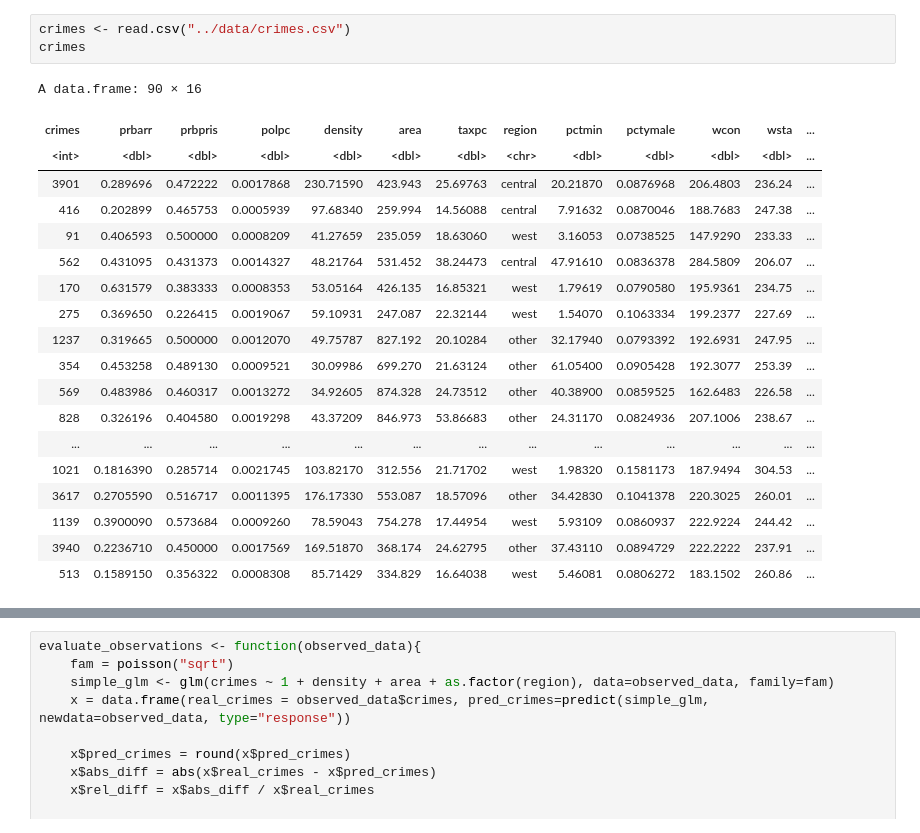
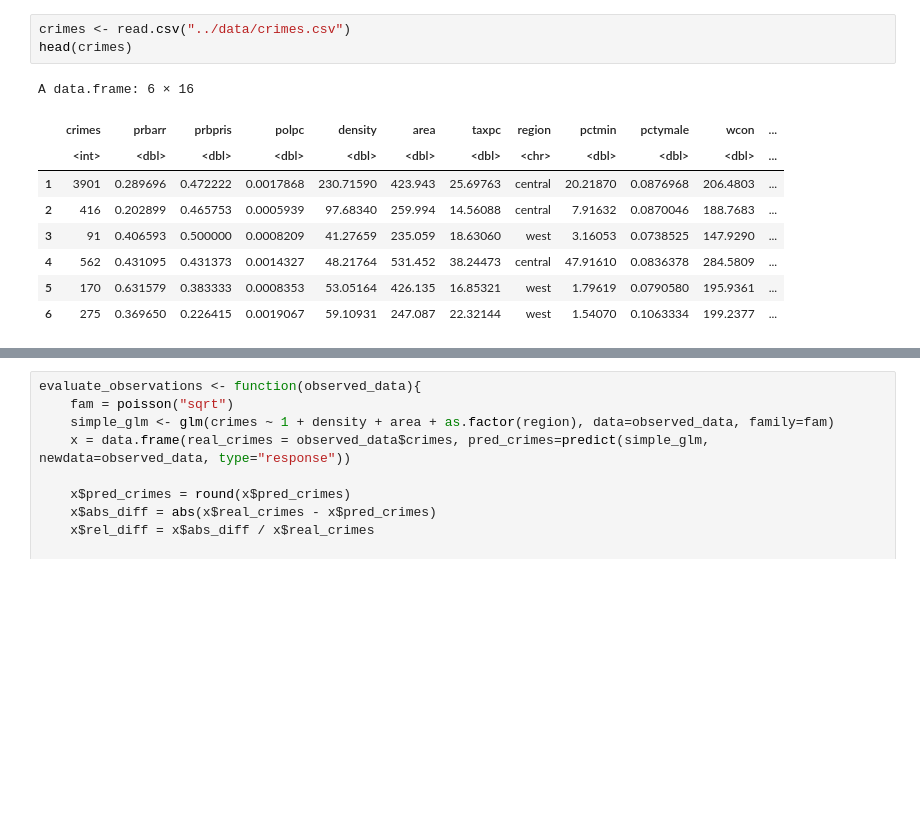
Before and after one commit to HenningAthor/SV_Crimes, a Jupyter notebook: Henning/Sim2.ipynb, the cells around one changed output, grey strips where cells are left out. Drawn from its saved outputs; the diff is of its cells as text; blank space fills up the shorter version.

```diff
--- a/Henning/Sim2.ipynb
+++ b/Henning/Sim2.ipynb
@@ -1,26 +1,16 @@
 # %%
 crimes <- read.csv("../data/crimes.csv")
-crimes
+head(crimes)
 # %% [output]
-A data.frame: 90 × 16
+A data.frame: 6 × 16
-| crimes | prbarr | prbpris | polpc | density | area | taxpc | region | pctmin | pctymale | wcon | wsta | ... |
-| <int> | <dbl> | <dbl> | <dbl> | <dbl> | <dbl> | <dbl> | <chr> | <dbl> | <dbl> | <dbl> | <dbl> | ... |
-| 3901 | 0.289696 | 0.472222 | 0.0017868 | 230.71590 | 423.943 | 25.69763 | central | 20.21870 | 0.0876968 | 206.4803 | 236.24 | ... |
-| 416 | 0.202899 | 0.465753 | 0.0005939 | 97.68340 | 259.994 | 14.56088 | central | 7.91632 | 0.0870046 | 188.7683 | 247.38 | ... |
-| 91 | 0.406593 | 0.500000 | 0.0008209 | 41.27659 | 235.059 | 18.63060 | west | 3.16053 | 0.0738525 | 147.9290 | 233.33 | ... |
-| 562 | 0.431095 | 0.431373 | 0.0014327 | 48.21764 | 531.452 | 38.24473 | central | 47.91610 | 0.0836378 | 284.5809 | 206.07 | ... |
-| 170 | 0.631579 | 0.383333 | 0.0008353 | 53.05164 | 426.135 | 16.85321 | west | 1.79619 | 0.0790580 | 195.9361 | 234.75 | ... |
-| 275 | 0.369650 | 0.226415 | 0.0019067 | 59.10931 | 247.087 | 22.32144 | west | 1.54070 | 0.1063334 | 199.2377 | 227.69 | ... |
-| 1237 | 0.319665 | 0.500000 | 0.0012070 | 49.75787 | 827.192 | 20.10284 | other | 32.17940 | 0.0793392 | 192.6931 | 247.95 | ... |
-| 354 | 0.453258 | 0.489130 | 0.0009521 | 30.09986 | 699.270 | 21.63124 | other | 61.05400 | 0.0905428 | 192.3077 | 253.39 | ... |
-| 569 | 0.483986 | 0.460317 | 0.0013272 | 34.92605 | 874.328 | 24.73512 | other | 40.38900 | 0.0859525 | 162.6483 | 226.58 | ... |
-| 828 | 0.326196 | 0.404580 | 0.0019298 | 43.37209 | 846.973 | 53.86683 | other | 24.31170 | 0.0824936 | 207.1006 | 238.67 | ... |
-| ... | ... | ... | ... | ... | ... | ... | ... | ... | ... | ... | ... | ... |
-| 1021 | 0.1816390 | 0.285714 | 0.0021745 | 103.82170 | 312.556 | 21.71702 | west | 1.98320 | 0.1581173 | 187.9494 | 304.53 | ... |
-| 3617 | 0.2705590 | 0.516717 | 0.0011395 | 176.17330 | 553.087 | 18.57096 | other | 34.42830 | 0.1041378 | 220.3025 | 260.01 | ... |
-| 1139 | 0.3900090 | 0.573684 | 0.0009260 | 78.59043 | 754.278 | 17.44954 | west | 5.93109 | 0.0860937 | 222.9224 | 244.42 | ... |
-| 3940 | 0.2236710 | 0.450000 | 0.0017569 | 169.51870 | 368.174 | 24.62795 | other | 37.43110 | 0.0894729 | 222.2222 | 237.91 | ... |
-| 513 | 0.1589150 | 0.356322 | 0.0008308 | 85.71429 | 334.829 | 16.64038 | west | 5.46081 | 0.0806272 | 183.1502 | 260.86 | ... |
+|  | crimes | prbarr | prbpris | polpc | density | area | taxpc | region | pctmin | pctymale | wcon | ... |
+|  | <int> | <dbl> | <dbl> | <dbl> | <dbl> | <dbl> | <dbl> | <chr> | <dbl> | <dbl> | <dbl> | ... |
+| 1 | 3901 | 0.289696 | 0.472222 | 0.0017868 | 230.71590 | 423.943 | 25.69763 | central | 20.21870 | 0.0876968 | 206.4803 | ... |
+| 2 | 416 | 0.202899 | 0.465753 | 0.0005939 | 97.68340 | 259.994 | 14.56088 | central | 7.91632 | 0.0870046 | 188.7683 | ... |
+| 3 | 91 | 0.406593 | 0.500000 | 0.0008209 | 41.27659 | 235.059 | 18.63060 | west | 3.16053 | 0.0738525 | 147.9290 | ... |
+| 4 | 562 | 0.431095 | 0.431373 | 0.0014327 | 48.21764 | 531.452 | 38.24473 | central | 47.91610 | 0.0836378 | 284.5809 | ... |
+| 5 | 170 | 0.631579 | 0.383333 | 0.0008353 | 53.05164 | 426.135 | 16.85321 | west | 1.79619 | 0.0790580 | 195.9361 | ... |
+| 6 | 275 | 0.369650 | 0.226415 | 0.0019067 | 59.10931 | 247.087 | 22.32144 | west | 1.54070 | 0.1063334 | 199.2377 | ... |
 # %%
 # install.packages("dplyr")
 require(dplyr)
```
Also changed, not shown: parts of 3 cells of this notebook, 1 other file.
